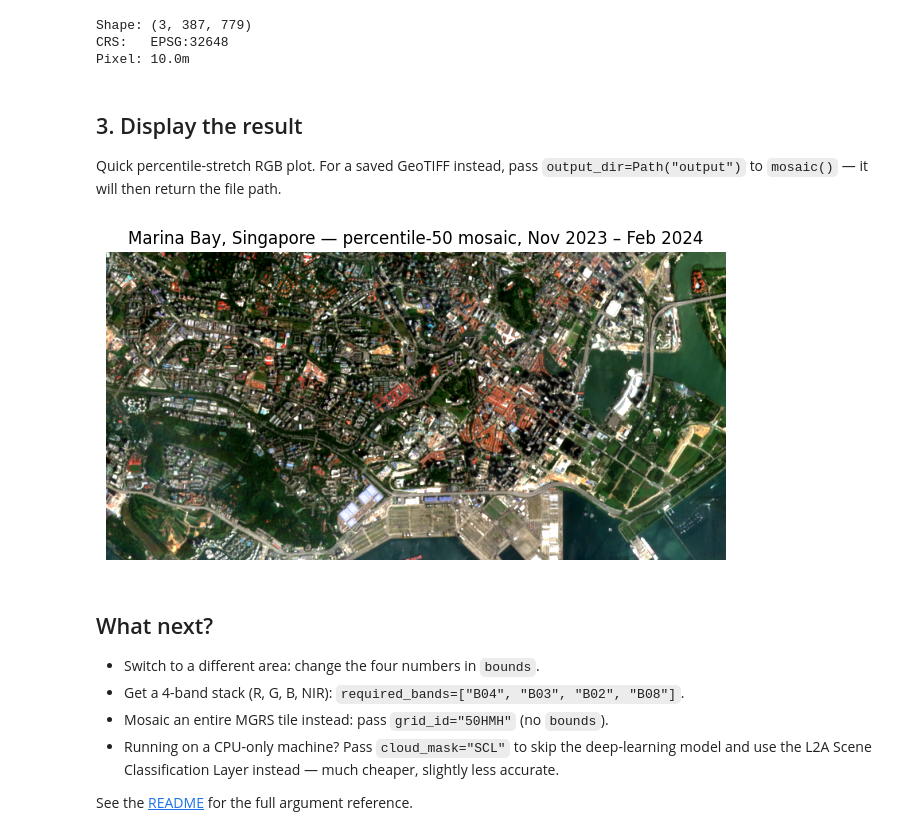
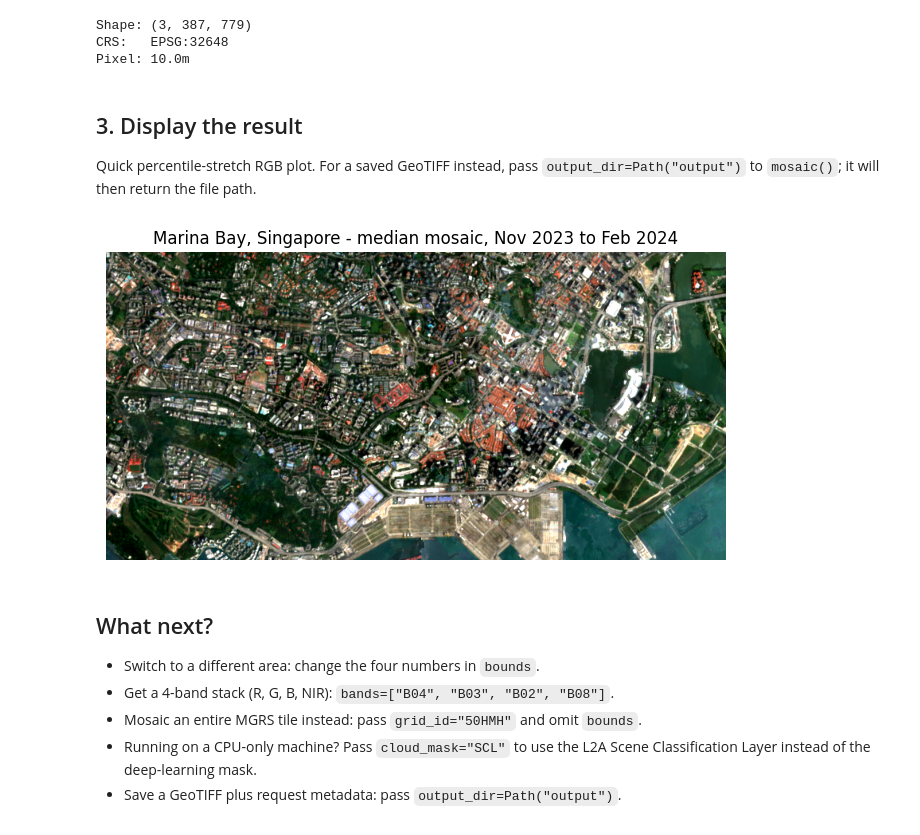
Before and after one commit to DPIRD-DMA/S2Mosaic, a Jupyter notebook: examples/Quick start.ipynb, the cells around one changed output. Saved outputs shown, nothing was run; the diff lists cells and outputs as text; code cells hidden in the pictures.

```diff
--- a/examples/Quick start.ipynb
+++ b/examples/Quick start.ipynb
@@ -34,9 +30,9 @@ bounds = (103.80, 1.265, 103.87, 1.30)
 array, profile = mosaic(
     bounds=bounds,
     start_year=2023,
-    start_month=11,  # NE monsoon — wet & cloudy
-    duration_months=4,  # span Nov 2023 – Feb 2024
-    required_bands=["B04", "B03", "B02"],  # red, green, blue
+    start_month=11,  # NE monsoon: wet and cloudy
+    duration_months=4,  # span Nov 2023 to Feb 2024
+    bands=["B04", "B03", "B02"],  # red, green, blue
     mosaic_method="median",
 )
 
@@ -50,30 +46,40 @@ Pixel: 10.0m
 # %% [markdown]
 ## 3. Display the result
 
-Quick percentile-stretch RGB plot. For a saved GeoTIFF instead, pass `output_dir=Path("output")` to `mosaic()` — it will then return the file path.
+Quick percentile-stretch RGB plot. For a saved GeoTIFF instead, pass `output_dir=Path("output")` to `mosaic()`; it will then return the file path.
 # %%
 import numpy as np
 from matplotlib import pyplot as plt
 
-# Stretch to the 2nd–98th percentile of valid pixels
-rgb = array.transpose(1, 2, 0).astype(float)
-valid = rgb[rgb > 0]
-lo, hi = np.percentile(valid, [2, 98])
-rgb_disp = ((rgb - lo) / (hi - lo)).clip(0, 1)
 
-plt.figure(figsize=(8, 6))
-plt.imshow(rgb_disp)
-plt.title("Marina Bay, Singapore — percentile-50 mosaic, Nov 2023 – Feb 2024")
-plt.axis("off")
-plt.show()
+def plot_rgb(array, title=None, figsize=(8, 6)):
+    """Display B04/B03/B02-style arrays with a robust percentile stretch."""
+    rgb = np.moveaxis(array[:3], 0, -1).astype(float)
+    valid = rgb[np.isfinite(rgb) & (rgb > 0)]
+    if valid.size == 0:
+        raise ValueError("No positive finite pixels to display")
+    lo, hi = np.nanpercentile(valid, [2, 98])
+    if not np.isfinite(hi - lo) or hi <= lo:
+        hi = np.nanmax(valid)
+        lo = np.nanmin(valid)
+    rgb_disp = np.clip((rgb - lo) / max(hi - lo, 1), 0, 1)
+
+    plt.figure(figsize=figsize)
+    plt.imshow(rgb_disp)
+    if title:
+        plt.title(title)
+    plt.axis("off")
+    plt.show()
+
+
+plot_rgb(array, "Marina Bay, Singapore - median mosaic, Nov 2023 to Feb 2024")
 # %% [output]
-[figure, old version]
+[figure, new version]
 # %% [markdown]
 ## What next?
 
 - Switch to a different area: change the four numbers in `bounds`.
-- Get a 4-band stack (R, G, B, NIR): `required_bands=["B04", "B03", "B02", "B08"]`.
-- Mosaic an entire MGRS tile instead: pass `grid_id="50HMH"` (no `bounds`).
-- Running on a CPU-only machine? Pass `cloud_mask="SCL"` to skip the deep-learning model and use the L2A Scene Classification Layer instead — much cheaper, slightly less accurate.
-
-See the [README](https://github.com/DPIRD-DMA/S2Mosaic#advanced-usage) for the full argument reference.
+- Get a 4-band stack (R, G, B, NIR): `bands=["B04", "B03", "B02", "B08"]`.
+- Mosaic an entire MGRS tile instead: pass `grid_id="50HMH"` and omit `bounds`.
+- Running on a CPU-only machine? Pass `cloud_mask="SCL"` to use the L2A Scene Classification Layer instead of the deep-learning mask.
+- Save a GeoTIFF plus request metadata: pass `output_dir=Path("output")`.
```
Also changed, not shown: parts of 4 cells of this notebook, 26 other files.
